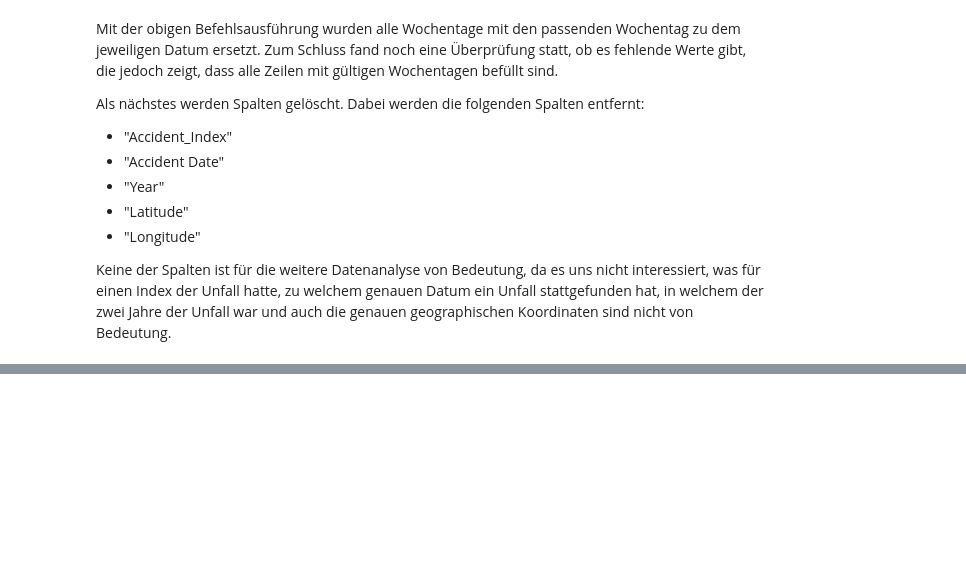
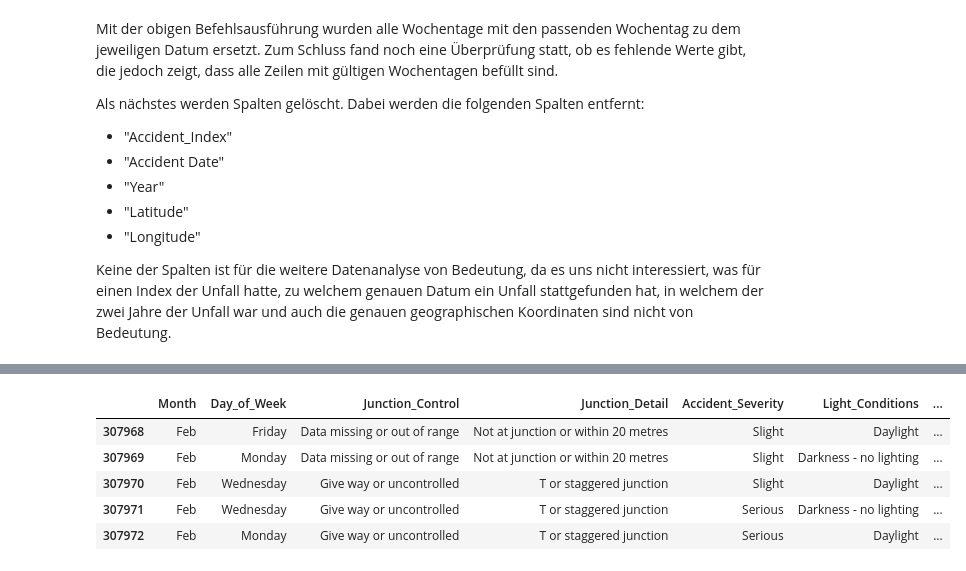
Before and after one commit to DamianM0N/Road-Accident-Dataset-deskriptive-Analyse, a Jupyter notebook: Projekt.ipynb, the cells around one changed output, grey strips where cells are left out. Drawn from its saved outputs; the diff is of its cells as text; code cells hidden in the pictures; blank space fills up the shorter version.

```diff
--- a/Projekt.ipynb
+++ b/Projekt.ipynb
@@ -342,0 +357,10 @@ memory usage: 44.6 MB
+# %%
+#Ausgabe der letzen fünf Zeilen
+df.tail()
+# %% [output]
+|  | Month | Day_of_Week | Junction_Control | Junction_Detail | Accident_Severity | Light_Conditions | ... |
+| 307968 | Feb | Friday | Data missing or out of range | Not at junction or within 20 metres | Slight | Daylight | ... |
+| 307969 | Feb | Monday | Data missing or out of range | Not at junction or within 20 metres | Slight | Darkness - no lighting | ... |
+| 307970 | Feb | Wednesday | Give way or uncontrolled | T or staggered junction | Slight | Daylight | ... |
+| 307971 | Feb | Wednesday | Give way or uncontrolled | T or staggered junction | Serious | Darkness - no lighting | ... |
+| 307972 | Feb | Monday | Give way or uncontrolled | T or staggered junction | Serious | Daylight | ... |
```
Also changed, not shown: parts of 16 cells of this notebook, 1 other file.
